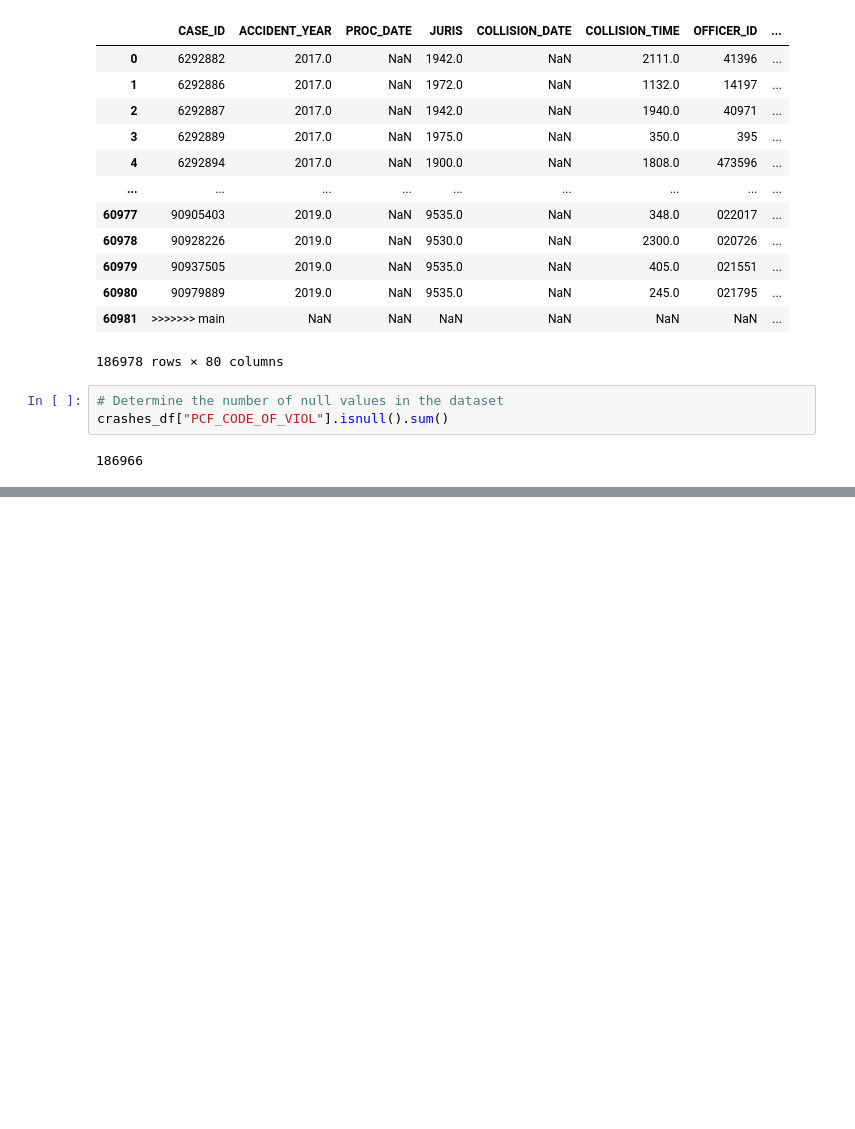
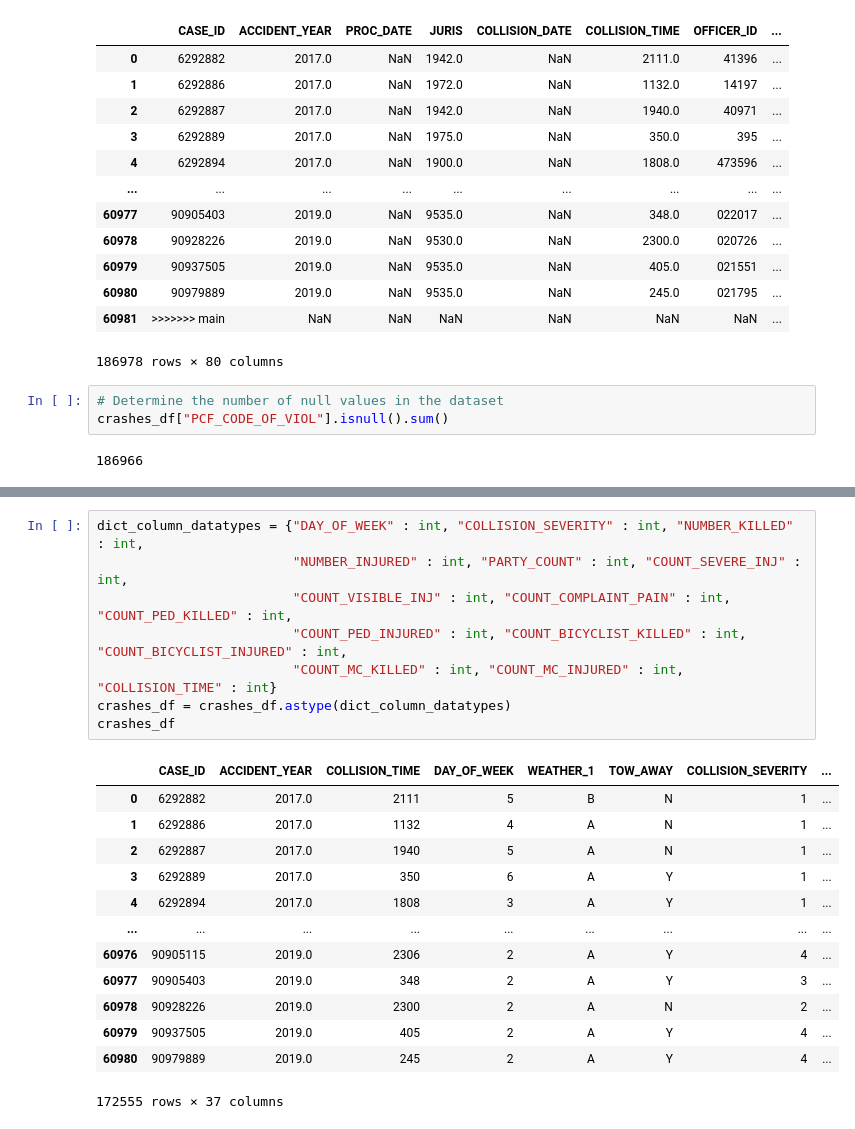
Before and after one commit to wattsr1/LA-Collision-Analysis, a Jupyter notebook: cleaning_data.ipynb, the cells around one changed output, grey strips where cells are left out. Saved outputs shown, nothing was run; the diff lists cells and outputs as text; blank space fills up the shorter version.

```diff
--- a/cleaning_data.ipynb
+++ b/cleaning_data.ipynb
@@ -465,0 +492,22 @@ crashes_df
+# %%
+dict_column_datatypes = {"DAY_OF_WEEK" : int, "COLLISION_SEVERITY" : int, "NUMBER_KILLED" : int,
+                         "NUMBER_INJURED" : int, "PARTY_COUNT" : int, "COUNT_SEVERE_INJ" : int,
+                         "COUNT_VISIBLE_INJ" : int, "COUNT_COMPLAINT_PAIN" : int, "COUNT_PED_KILLED" : int,
+                         "COUNT_PED_INJURED" : int, "COUNT_BICYCLIST_KILLED" : int, "COUNT_BICYCLIST_INJURED" : int,
+                         "COUNT_MC_KILLED" : int, "COUNT_MC_INJURED" : int, "COLLISION_TIME" : int}
+crashes_df = crashes_df.astype(dict_column_datatypes)
+crashes_df
+# %% [output]
+|  | CASE_ID | ACCIDENT_YEAR | COLLISION_TIME | DAY_OF_WEEK | WEATHER_1 | TOW_AWAY | COLLISION_SEVERITY | ... |
+| 0 | 6292882 | 2017.0 | 2111 | 5 | B | N | 1 | ... |
+| 1 | 6292886 | 2017.0 | 1132 | 4 | A | N | 1 | ... |
+| 2 | 6292887 | 2017.0 | 1940 | 5 | A | N | 1 | ... |
+| 3 | 6292889 | 2017.0 | 350 | 6 | A | Y | 1 | ... |
+| 4 | 6292894 | 2017.0 | 1808 | 3 | A | Y | 1 | ... |
+| ... | ... | ... | ... | ... | ... | ... | ... | ... |
+| 60976 | 90905115 | 2019.0 | 2306 | 2 | A | Y | 4 | ... |
+| 60977 | 90905403 | 2019.0 | 348 | 2 | A | Y | 3 | ... |
+| 60978 | 90928226 | 2019.0 | 2300 | 2 | A | N | 2 | ... |
+| 60979 | 90937505 | 2019.0 | 405 | 2 | A | Y | 4 | ... |
+| 60980 | 90979889 | 2019.0 | 245 | 2 | A | Y | 4 | ... |
+172555 rows × 37 columns
```
Also changed, not shown: parts of 16 cells of this notebook, 9 other files.
